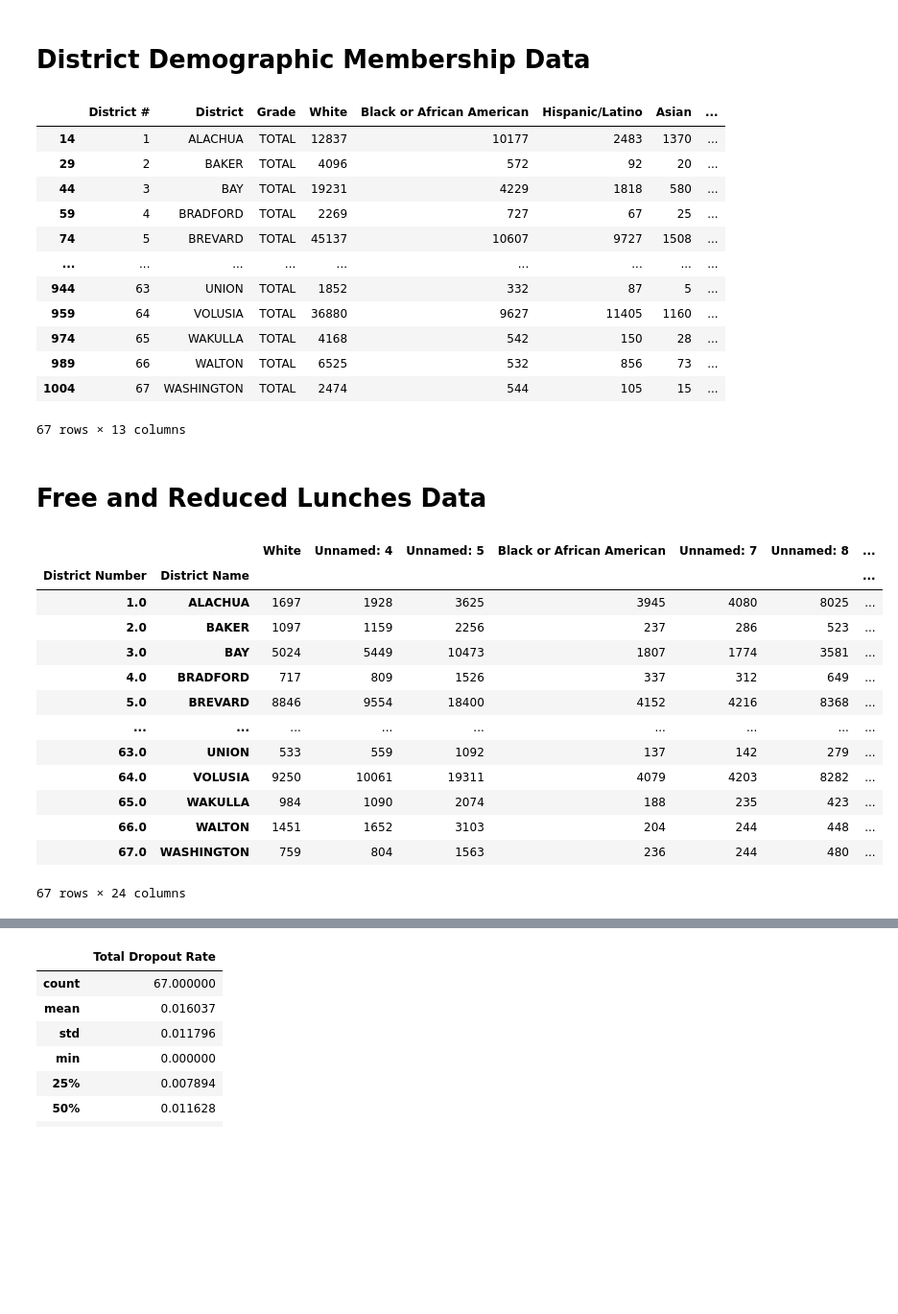
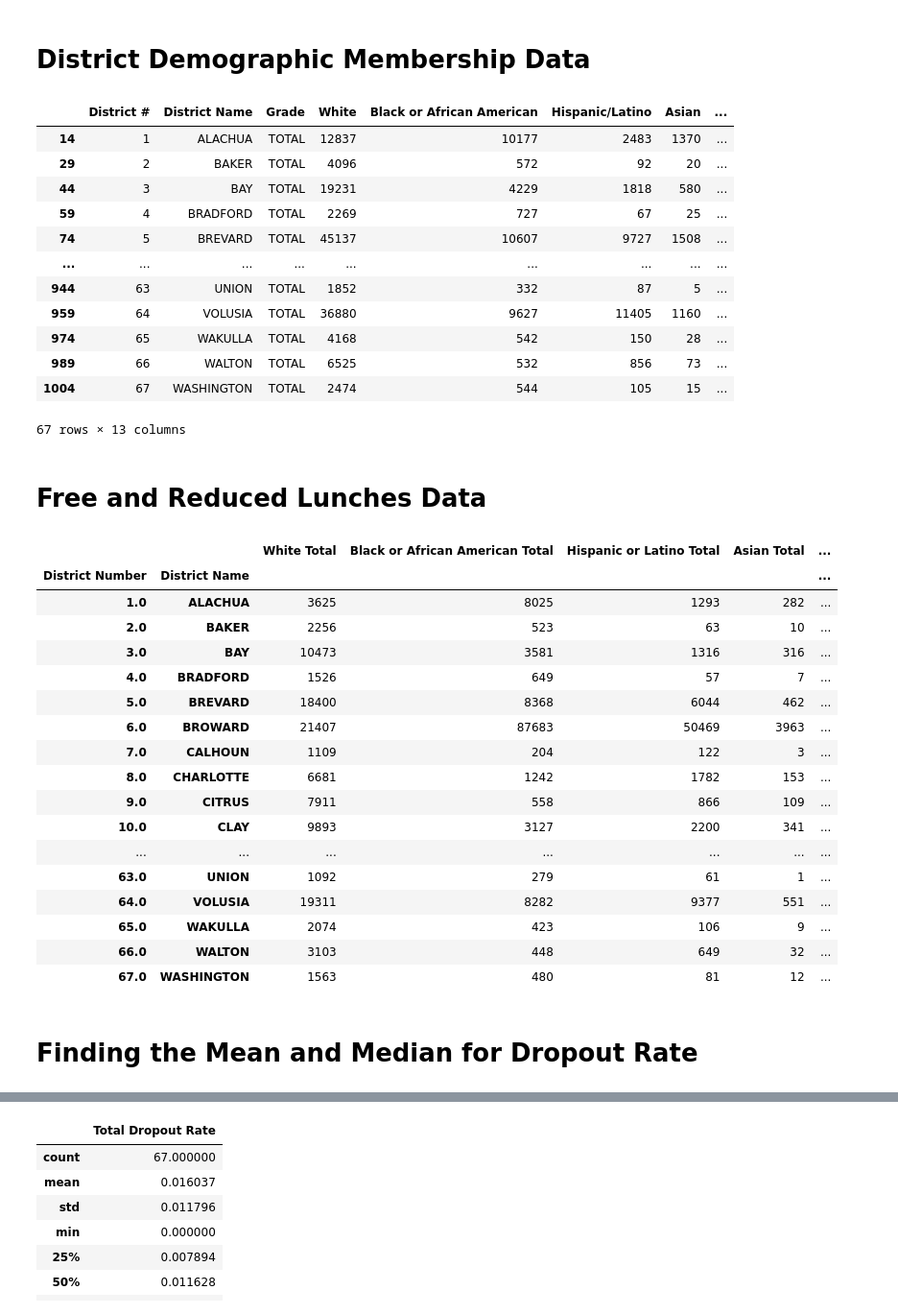
Before and after one commit to jjwilliams11/project1, a Jupyter notebook: Education_Dropout/Fl_Education_Dropout_Tabitha.ipynb, the cells around one changed output, grey strips where cells are left out. Shown: that part at 96% size. Cells and saved outputs as stored; diff of their text form; code cells hidden in the pictures; blank space fills up the shorter version.

Commit message:
Worked on demographic analysis

```diff
--- a/Education_Dropout/Fl_Education_Dropout_Tabitha.ipynb
+++ b/Education_Dropout/Fl_Education_Dropout_Tabitha.ipynb
@@ -335,9 +361,12 @@ fl_2014_demographics_data = pd.read_excel(os.path.join(fl_2014_demographics_path
 clean_fl_2014_demographics=fl_2014_demographics_data[~fl_2014_demographics_data["District"].isin(drop_ids)]
 clean_fl_2014_demographics = clean_fl_2014_demographics.loc[clean_fl_2014_demographics['Grade'] == "TOTAL"]
 
-clean_fl_2014_demographics
+rename_demographics = clean_fl_2014_demographics.rename(columns={"District": "District Name"})
+
+# clean_fl_2014_demographics
+rename_demographics
 # %% [output]
-|  | District # | District | Grade | White | Black or African American | Hispanic/Latino | Asian | ... |
+|  | District # | District Name | Grade | White | Black or African American | Hispanic/Latino | Asian | ... |
 | 14 | 1 | ALACHUA | TOTAL | 12837 | 10177 | 2483 | 1370 | ... |
 | 29 | 2 | BAKER | TOTAL | 4096 | 572 | 92 | 20 | ... |
 | 44 | 3 | BAY | TOTAL | 19231 | 4229 | 1818 | 580 | ... |
@@ -355,31 +384,64 @@ clean_fl_2014_demographics
 # %%
 # Read in Florida District Free and Reduced Lunch Data - specific sheet read is the latest survey for the year
 #2014-15 SURVEY 3 PRELIMINARY DATA (as of 5/5/2015)
 fl_2014_lunch_path = "fldoe_data/2014_FL_lunch_status.xlsx"
 fl_2014_lunch_data = pd.read_excel(os.path.join(fl_2014_lunch_path), sheet_name = "Demo Preliminary Survey 3-Dist",
                                   header=4)
 
 # Remove all district names that were dropped due to not local school district
 clean_fl_2014_lunch = fl_2014_lunch_data[~fl_2014_lunch_data["District Name"].isin(drop_ids)]
 
 # Groupby District Number
-grouped_fl_2014_lunch = clean_fl_2014_lunch.groupby(["District Number","District Name"])
+grouped_lunch = clean_fl_2014_lunch.groupby(["District Number","District Name"])
 
-grouped_fl_2014_lunch.sum()
+grouped_lunch.sum()
+
+# Renaming and dropping unwanted columns
+# clean_fl_2014_lunch.rename(columns={"Unnamed: 5": "White Total", "Unnamed: 8": "Black or African American Total",
+#                                    "Unnamed: 11": "Hispanic or Latino Total", "Unnamed: 14": "Asian Total",
+#                                    "Unnamed: 17": "Native Hawaiian or Other Pacific Islander Total",
+#                                    "Unnamed: 20": "American Indian or Alaska Native Total",
+#                                    "Unnamed: 23": "Two or More Races Total"}, inplace=True)
+# clean_fl_2014_lunch.drop(["Unnamed: 4", "White", "Black or African American", "Unnamed: 7", "Hispanic or Latino",
+#                          "Unnamed: 10", "Asian", "Unnamed: 13", "Native Hawaiian or Other Pacific Islander",
+#                          "Unnamed: 16", "American Indian or Alaska Native", "Unnamed: 19", "Two or More Races",
+#                          "Unnamed: 22", "Unnamed: 25", "Unnamed: 26"], axis=1)
+
+white = grouped_lunch.sum()["Unnamed: 5"]
+black_or_african_american = grouped_lunch.sum()["Unnamed: 8"]
+hispanic_or_latino = grouped_lunch.sum()["Unnamed: 11"]
+asain = grouped_lunch.sum()["Unnamed: 14"]
+native_hawaiian_or_other_pacific_islander = grouped_lunch.sum()["Unnamed: 17"]
+american_indian_or_alaska_native = grouped_lunch.sum()["Unnamed: 20"]
+two_or_more_races = grouped_lunch.sum()["Unnamed: 23"]
+total = grouped_lunch.sum()["Total"]
+
+
+lunch = pd.DataFrame({"White Total":white, "Black or African American Total":black_or_african_american, "Hispanic or Latino Total":hispanic_or_latino,
+                     "Asian Total":asain, "Native Hawaiian or Other Pacific Islander Total": native_hawaiian_or_other_pacific_islander,
+                     "American Indian or Alaska Native Total":american_indian_or_alaska_native, "Two or More Races":two_or_more_races,
+                     "Total": total})
+lunch
 # %% [output]
-|  |  | White | Unnamed: 4 | Unnamed: 5 | Black or African American | Unnamed: 7 | Unnamed: 8 | ... |
-| District Number | District Name |  |  |  |  |  |  | ... |
-| 1.0 | ALACHUA | 1697 | 1928 | 3625 | 3945 | 4080 | 8025 | ... |
-| 2.0 | BAKER | 1097 | 1159 | 2256 | 237 | 286 | 523 | ... |
-| 3.0 | BAY | 5024 | 5449 | 10473 | 1807 | 1774 | 3581 | ... |
-| 4.0 | BRADFORD | 717 | 809 | 1526 | 337 | 312 | 649 | ... |
-| 5.0 | BREVARD | 8846 | 9554 | 18400 | 4152 | 4216 | 8368 | ... |
-| ... | ... | ... | ... | ... | ... | ... | ... | ... |
-| 63.0 | UNION | 533 | 559 | 1092 | 137 | 142 | 279 | ... |
-| 64.0 | VOLUSIA | 9250 | 10061 | 19311 | 4079 | 4203 | 8282 | ... |
-| 65.0 | WAKULLA | 984 | 1090 | 2074 | 188 | 235 | 423 | ... |
-| 66.0 | WALTON | 1451 | 1652 | 3103 | 204 | 244 | 448 | ... |
-| 67.0 | WASHINGTON | 759 | 804 | 1563 | 236 | 244 | 480 | ... |
+|  |  | White Total | Black or African American Total | Hispanic or Latino Total | Asian Total | ... |
+| District Number | District Name |  |  |  |  | ... |
+| 1.0 | ALACHUA | 3625 | 8025 | 1293 | 282 | ... |
+| 2.0 | BAKER | 2256 | 523 | 63 | 10 | ... |
+| 3.0 | BAY | 10473 | 3581 | 1316 | 316 | ... |
+| 4.0 | BRADFORD | 1526 | 649 | 57 | 7 | ... |
+| 5.0 | BREVARD | 18400 | 8368 | 6044 | 462 | ... |
+| 6.0 | BROWARD | 21407 | 87683 | 50469 | 3963 | ... |
+| 7.0 | CALHOUN | 1109 | 204 | 122 | 3 | ... |
+| 8.0 | CHARLOTTE | 6681 | 1242 | 1782 | 153 | ... |
+| 9.0 | CITRUS | 7911 | 558 | 866 | 109 | ... |
+| 10.0 | CLAY | 9893 | 3127 | 2200 | 341 | ... |
+| ... | ... | ... | ... | ... | ... | ... |
+| 63.0 | UNION | 1092 | 279 | 61 | 1 | ... |
+| 64.0 | VOLUSIA | 19311 | 8282 | 9377 | 551 | ... |
+| 65.0 | WAKULLA | 2074 | 423 | 106 | 9 | ... |
+| 66.0 | WALTON | 3103 | 448 | 649 | 32 | ... |
+| 67.0 | WASHINGTON | 1563 | 480 | 81 | 12 | ... |
-67 rows × 24 columns
+# %% [markdown]
+# Finding the Mean and Median for Dropout Rate
 # %%
 florida_dropout_rate = clean_fl_2014_dropout[["District Name", "Total Dropout Rate"]]
```
Also changed, not shown: parts of 26 cells of this notebook, 2 other files.
